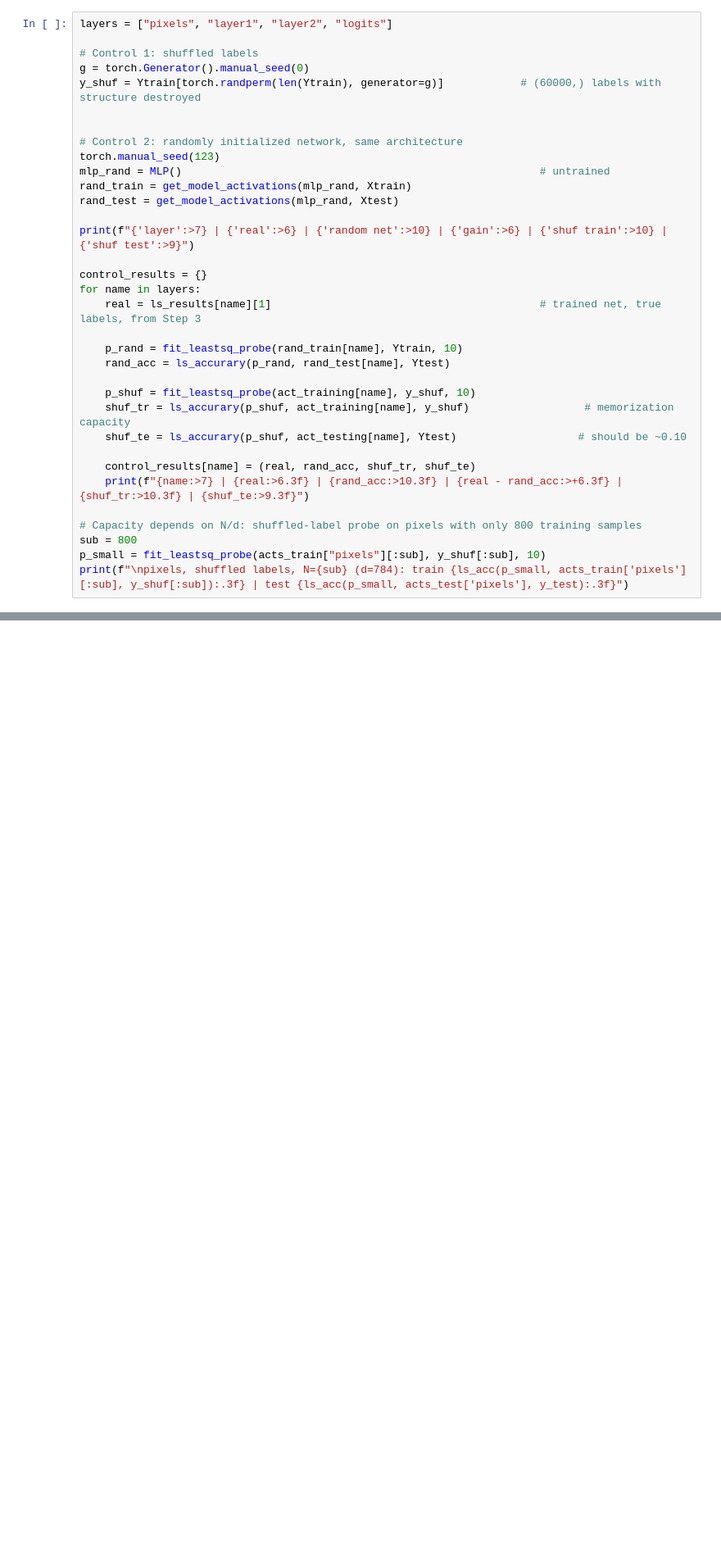
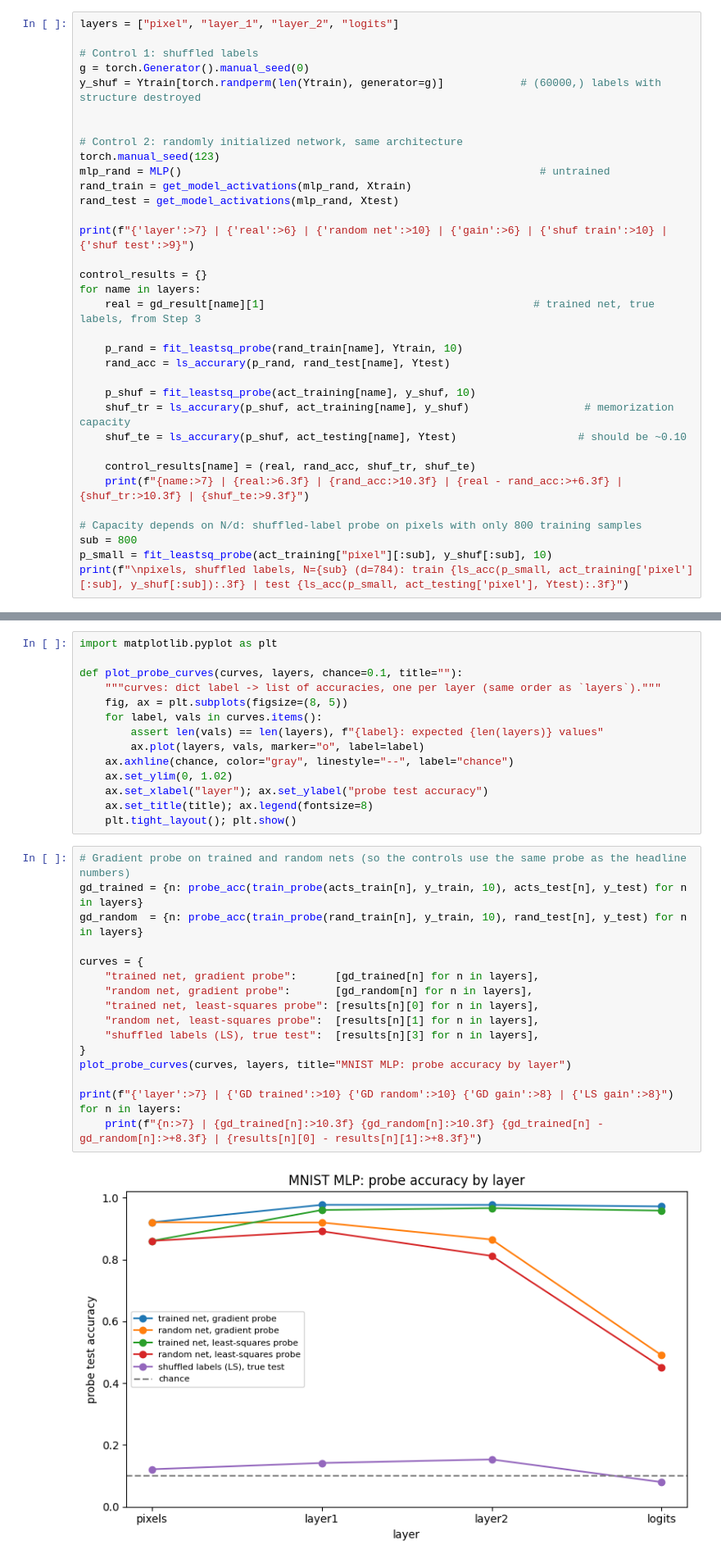
Before and after one commit to kinjaljoshi/mech-interp-from-scratch, a Jupyter notebook: probes_in_mlp.ipynb, the cells around one changed output, grey strips where cells are left out. Shown at 82% size. Cells and saved outputs as stored; diff of their text form; blank space fills up the shorter version.

Commit message:
Controls enhanced

```diff
--- a/probes_in_mlp.ipynb
+++ b/probes_in_mlp.ipynb
@@ -330,5 +372,5 @@ N= 2000, d=200: train acc on pure noise 0.496 | test acc 0.337
 # %%
-layers = ["pixels", "layer1", "layer2", "logits"]
+layers = ["pixel", "layer_1", "layer_2", "logits"]
 
 # Control 1: shuffled labels
 g = torch.Generator().manual_seed(0)
@@ -345,7 +387,7 @@ print(f"{'layer':>7} | {'real':>6} | {'random net':>10} | {'gain':>6} | {'shuf t
 
 control_results = {}
 for name in layers:
-    real = ls_results[name][1]                                          # trained net, true labels, from Step 3
+    real = gd_result[name][1]                                          # trained net, true labels, from Step 3
 
     p_rand = fit_leastsq_probe(rand_train[name], Ytrain, 10)
     rand_acc = ls_accurary(p_rand, rand_test[name], Ytest)
@@ -359,8 +401,8 @@ for name in layers:
 
 # Capacity depends on N/d: shuffled-label probe on pixels with only 800 training samples
 sub = 800
-p_small = fit_leastsq_probe(acts_train["pixels"][:sub], y_shuf[:sub], 10)
-print(f"\npixels, shuffled labels, N={sub} (d=784): train {ls_acc(p_small, acts_train['pixels'][:sub], y_shuf[:sub]):.3f} | test {ls_acc(p_small, acts_test['pixels'], y_test):.3f}")
+p_small = fit_leastsq_probe(act_training["pixel"][:sub], y_shuf[:sub], 10)
+print(f"\npixels, shuffled labels, N={sub} (d=784): train {ls_acc(p_small, act_training['pixel'][:sub], y_shuf[:sub]):.3f} | test {ls_acc(p_small, act_testing['pixel'], Ytest):.3f}")
 # %% [output]
 getting activations
 registering hooks
@@ -375,0 +602,33 @@ capturing activations
+# %%
+import matplotlib.pyplot as plt
+
+def plot_probe_curves(curves, layers, chance=0.1, title=""):
+    """curves: dict label -> list of accuracies, one per layer (same order as `layers`)."""
+    fig, ax = plt.subplots(figsize=(8, 5))
+    for label, vals in curves.items():
+        assert len(vals) == len(layers), f"{label}: expected {len(layers)} values"
+        ax.plot(layers, vals, marker="o", label=label)
+    ax.axhline(chance, color="gray", linestyle="--", label="chance")
+    ax.set_ylim(0, 1.02)
+    ax.set_xlabel("layer"); ax.set_ylabel("probe test accuracy")
+    ax.set_title(title); ax.legend(fontsize=8)
+    plt.tight_layout(); plt.show()
+# %%
+# Gradient probe on trained and random nets (so the controls use the same probe as the headline numbers)
+gd_trained = {n: probe_acc(train_probe(acts_train[n], y_train, 10), acts_test[n], y_test) for n in layers}
+gd_random  = {n: probe_acc(train_probe(rand_train[n], y_train, 10), rand_test[n], y_test) for n in layers}
+
+curves = {
+    "trained net, gradient probe":      [gd_trained[n] for n in layers],
+    "random net, gradient probe":       [gd_random[n] for n in layers],
+    "trained net, least-squares probe": [results[n][0] for n in layers],
+    "random net, least-squares probe":  [results[n][1] for n in layers],
+    "shuffled labels (LS), true test":  [results[n][3] for n in layers],
+}
+plot_probe_curves(curves, layers, title="MNIST MLP: probe accuracy by layer")
+
+print(f"{'layer':>7} | {'GD trained':>10} {'GD random':>10} {'GD gain':>8} | {'LS gain':>8}")
+for n in layers:
+    print(f"{n:>7} | {gd_trained[n]:>10.3f} {gd_random[n]:>10.3f} {gd_trained[n] - gd_random[n]:>+8.3f} | {results[n][0] - results[n][1]:>+8.3f}")
+# %% [output]
+[figure, added]
```
Also changed, not shown: parts of 7 cells of this notebook.
